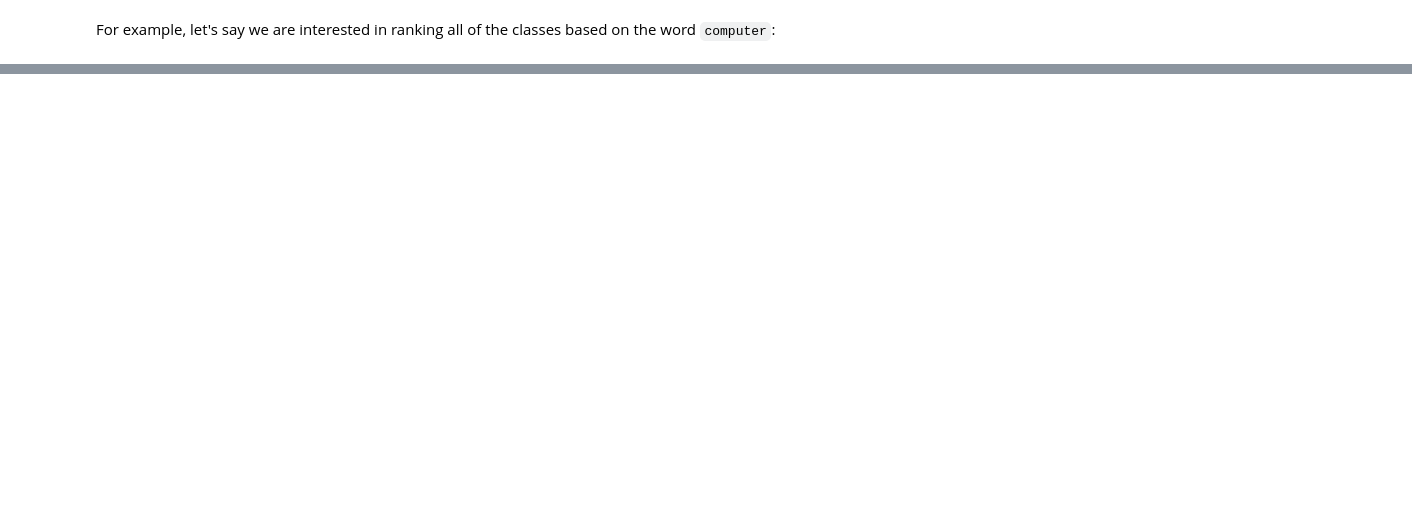
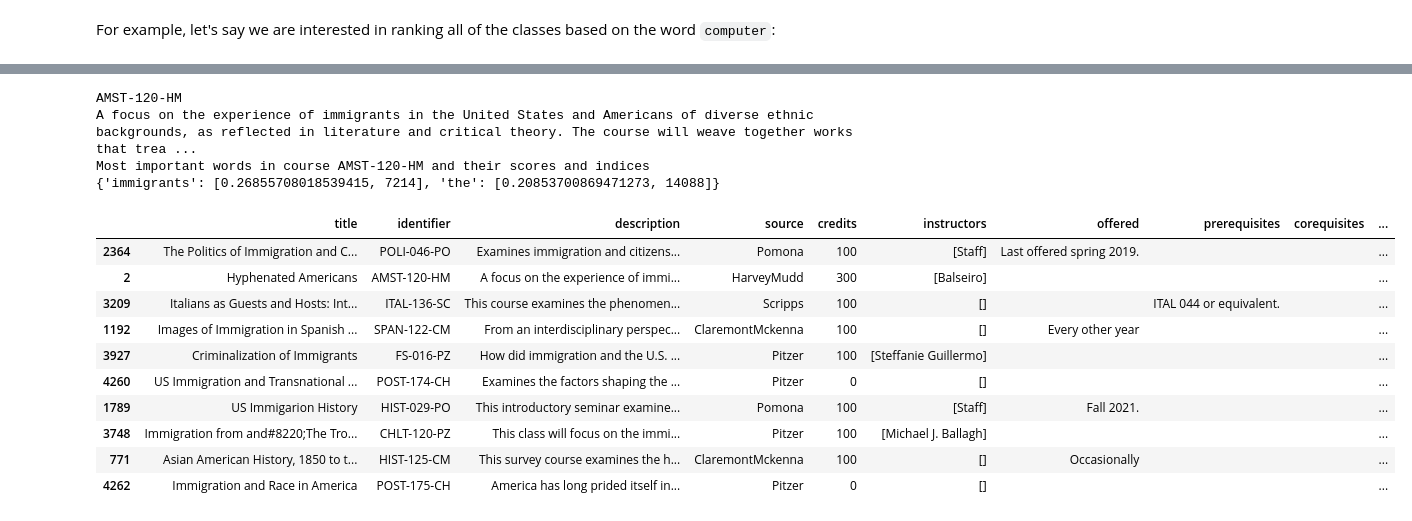
Before and after one commit to p-ai-org/p-recommender, a Jupyter notebook: data-science/alex.ipynb, the cells around one changed output, grey strips where cells are left out. Drawn from its saved outputs; the diff is of its cells as text; code cells hidden in the pictures; blank space fills up the shorter version.

```diff
--- a/data-science/alex.ipynb
+++ b/data-science/alex.ipynb
@@ -134,0 +238,56 @@ These are the first 10 instances of the classes that are most related to the wor
+# %%
+def tfidf_id(id, data_):
+    index_id = list(data_.index[data_["identifier"] == id]) # index of input class
+
+    if len(index_id) == 0:
+        print("Couldn't find a course " + id)
+        return
+    else:
+        index_id = index_id[0]
+    print(data_.loc[index_id, "identifier"])
+    print(data_.loc[index_id, "description"])
+
+    corpus = list(data_.description)
+    vectorizer = TfidfVectorizer(use_idf=True)
+    vectors = vectorizer.fit_transform(corpus)
+    words = vectorizer.get_feature_names()
+
+    scores_id = vectors[index_id].T.todense() # score values for our given class
+    scores_id = [float(i) for i in scores_id] # type cast to float
+    score_for_word = {}
+
+
+    for i in range(0, len(words)):
+        if scores_id[i] > 0.2: # We will count a word as relevant if it's score if more than 0.2 (arbitrary value, subject to change)
+            score_for_word[words[i]] = [scores_id[i], i]
+    score_for_word = {k: v for k, v in sorted(score_for_word.items(), key=lambda item: item[1][0], reverse=True)} #ordear dict by descending vals
+    print("Most important words in course "+ id + " and their scores and indices")
+    print(score_for_word)
+
+    data__ = data_.copy() ## since we're making changes to our dataframe, we don't want to save these changes in the original dataframe
+    new_cols = []
+    for word in score_for_word:
+        new_cols.append("score_" + word)
+        data__ = tfidf_word_helper(word, data__, "_"+word) # tf idf word helper will help us add new columns with prefixes, same algo as regular tfdf_word()
+
+    data__ = data__.sort_values(by=new_cols, ascending= False)
+    return data__
+# %%
+# This one works
+tfidf_id("AMST-120-HM", data).head(10)
+# %% [output]
+AMST-120-HM
+A focus on the experience of immigrants in the United States and Americans of diverse ethnic backgrounds, as reflected in literature and critical theory. The course will weave together works that trea ...
+Most important words in course AMST-120-HM and their scores and indices
+{'immigrants': [0.26855708018539415, 7214], 'the': [0.20853700869471273, 14088]}
+|  | title | identifier | description | source | credits | instructors | offered | prerequisites | corequisites | ... |
+| 2364 | The Politics of Immigration and C... | POLI-046-PO | Examines immigration and citizens... | Pomona | 100 | [Staff] | Last offered spring 2019. |  |  | ... |
+| 2 | Hyphenated Americans | AMST-120-HM | A focus on the experience of immi... | HarveyMudd | 300 | [Balseiro] |  |  |  | ... |
+| 3209 | Italians as Guests and Hosts: Int... | ITAL-136-SC | This course examines the phenomen... | Scripps | 100 | [] |  | ITAL 044 or equivalent. |  | ... |
+| 1192 | Images of Immigration in Spanish ... | SPAN-122-CM | From an interdisciplinary perspec... | ClaremontMckenna | 100 | [] | Every other year |  |  | ... |
+| 3927 | Criminalization of Immigrants | FS-016-PZ | How did immigration and the U.S. ... | Pitzer | 100 | [Steffanie Guillermo] |  |  |  | ... |
+| 4260 | US Immigration and Transnational ... | POST-174-CH | Examines the factors shaping the ... | Pitzer | 0 | [] |  |  |  | ... |
+| 1789 | US Immigarion History | HIST-029-PO | This introductory seminar examine... | Pomona | 100 | [Staff] | Fall 2021. |  |  | ... |
+| 3748 | Immigration from and#8220;The Tro... | CHLT-120-PZ | This class will focus on the immi... | Pitzer | 100 | [Michael J. Ballagh] |  |  |  | ... |
+| 771 | Asian American History, 1850 to t... | HIST-125-CM | This survey course examines the h... | ClaremontMckenna | 100 | [] | Occasionally |  |  | ... |
+| 4262 | Immigration and Race in America | POST-175-CH | America has long prided itself in... | Pitzer | 0 | [] |  |  |  | ... |
```
Also changed, not shown: parts of 14 cells of this notebook.
